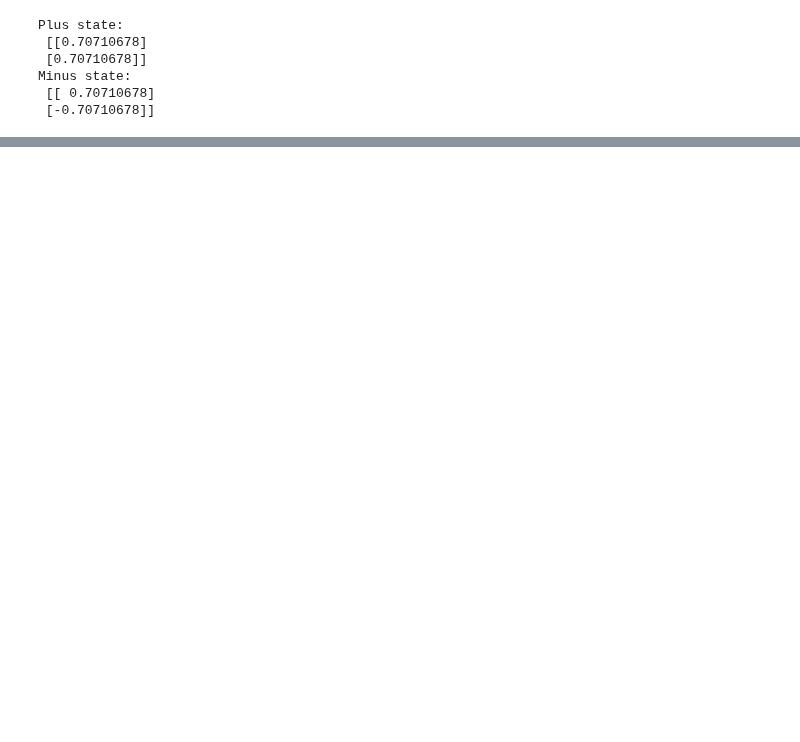
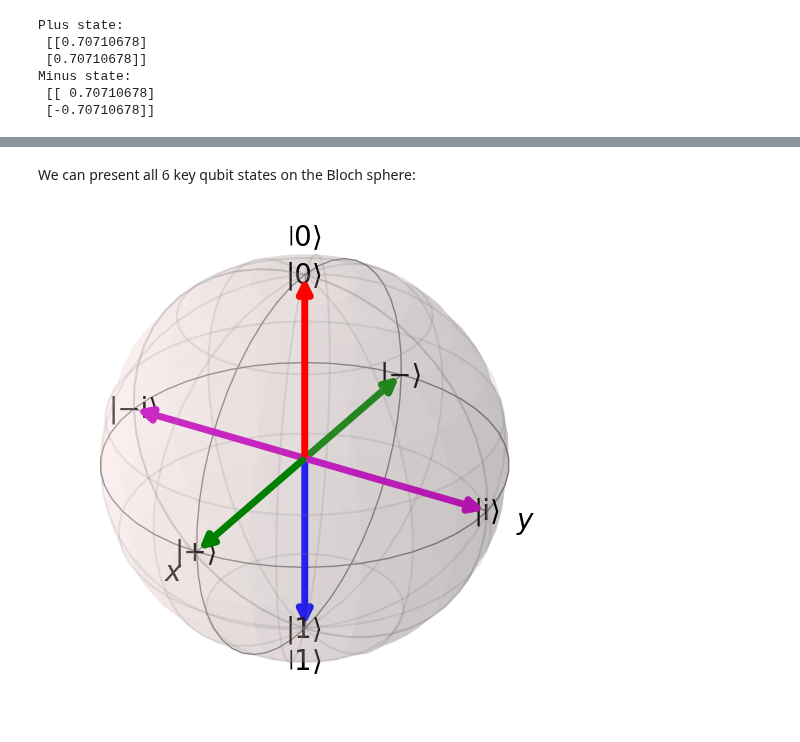
Before and after one commit to godott/quantum_computing_in_python_book, a Jupyter notebook: chap1-2.ipynb, the cells around one changed output, grey strips where cells are left out. Cells and saved outputs as stored; diff of their text form; code cells hidden in the pictures; blank space fills up the shorter version.

```diff
--- a/chap1-2.ipynb
+++ b/chap1-2.ipynb
@@ -178,3 +292,39 @@ The Bloch sphere is more than just a pretty picture—it provides a powerful vis
 Understanding this geometry builds the foundation for interpreting quantum dynamics, visualizing entanglement, and designing quantum circuits that do more than shuffle symbols—they reshape space.
 
 > **Reminder:** The global phase $e^{i\alpha}$ is not reflected on the Bloch sphere because it has no observable effect. Only the *relative* phase between $|0\rangle$ and $|1\rangle$ has physical meaning.
+# %% [markdown]
+We can present all 6 key qubit states on the Bloch sphere:
+# %%
+import numpy as np
+from qiskit.visualization.bloch import Bloch
+
+# Define Bloch vector from θ and φ
+def bloch_vector(theta, phi):
+    x = np.sin(theta) * np.cos(phi)
+    y = np.sin(theta) * np.sin(phi)
+    z = np.cos(theta)
+    return [x, y, z]
+
+# Define Bloch coordinates for six states
+states = {
+    '|0⟩':  (0, 0),                  # north pole
+    '|1⟩':  (np.pi, 0),              # south pole
+    '|+⟩':  (np.pi/2, 0),            # x-axis
+    '|−⟩':  (np.pi/2, np.pi),        # -x-axis
+    '|i⟩':  (np.pi/2, np.pi/2),      # y-axis
+    '|−i⟩': (np.pi/2, 3*np.pi/2),    # -y-axis
+}
+
+# Initialize Bloch sphere
+b = Bloch()
+b.vector_color = ['r', 'b', 'g', 'g', 'm', 'm']
+
+# Add vectors to Bloch sphere
+for label, (theta, phi) in states.items():
+    vec = bloch_vector(theta, phi)
+    b.add_vectors(vec)
+    b.add_annotation(vec, text=label)
+
+b.render()
+# %% [output]
+[figure, added]
```
Also changed, not shown: parts of 24 cells of this notebook, 7 other files.
